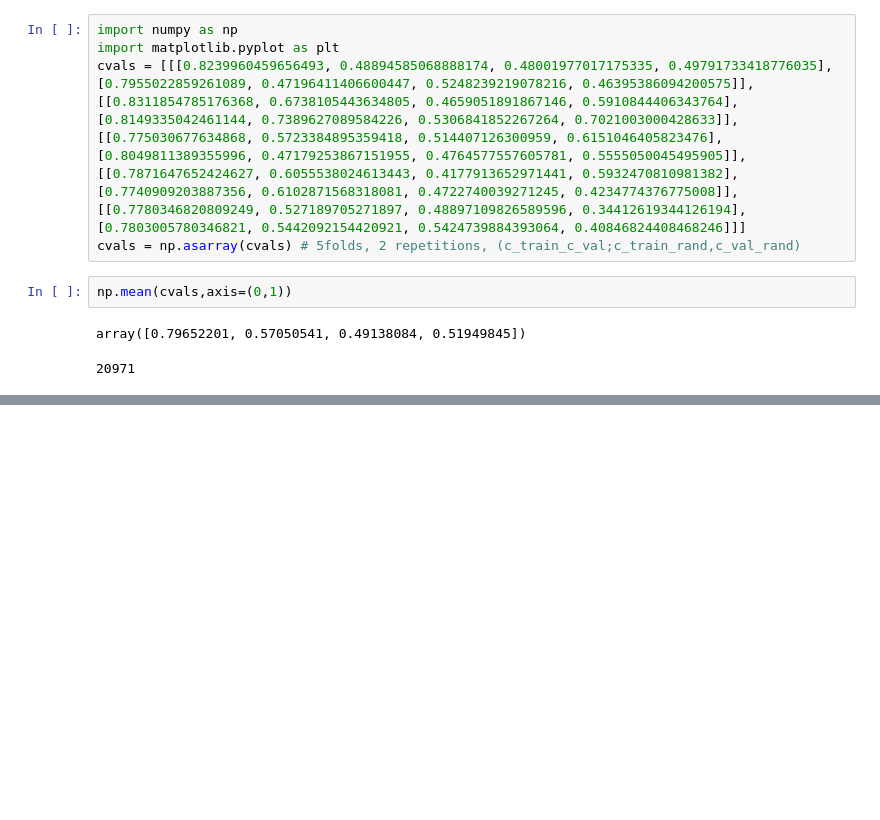
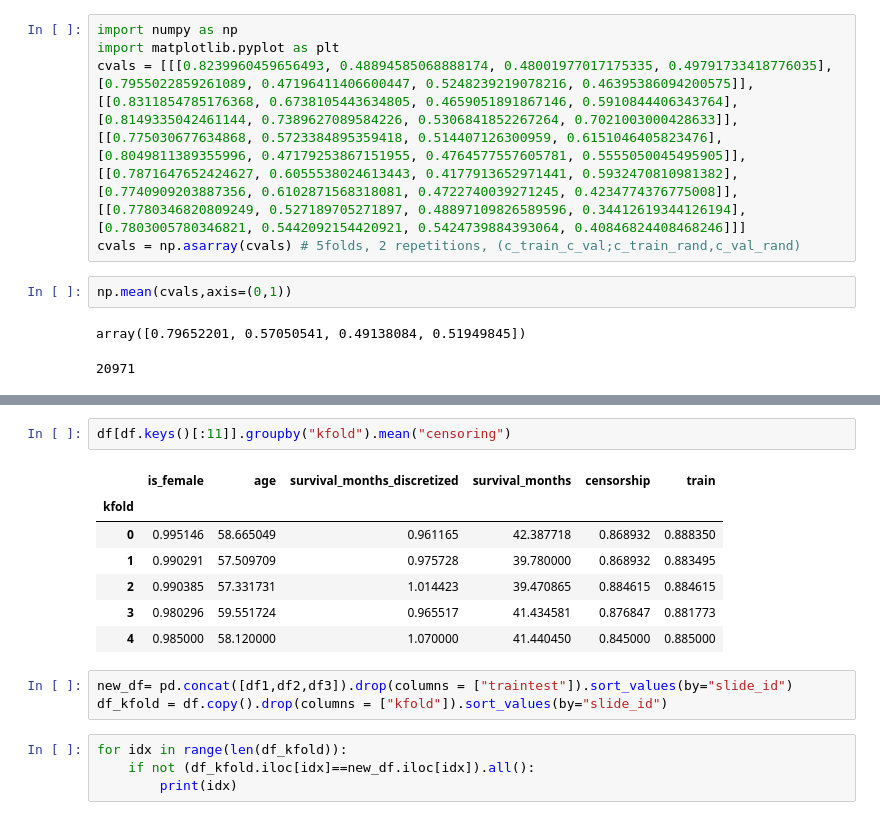
Before and after one commit to SeibelT/multimodal_survival_prediction, a Jupyter notebook: Playground.ipynb, the cells around one changed output, grey strips where cells are left out. Cells and saved outputs as stored; diff of their text form; blank space fills up the shorter version.

Commit message:
updated kfold

```diff
--- a/Playground.ipynb
+++ b/Playground.ipynb
@@ -1555,0 +1631,17 @@ array([0.79652201, 0.57050541, 0.49138084, 0.51949845])
+# %%
+df[df.keys()[:11]].groupby("kfold").mean("censoring")
+# %% [output]
+|  | is_female | age | survival_months_discretized | survival_months | censorship | train |
+| kfold |  |  |  |  |  |  |
+| 0 | 0.995146 | 58.665049 | 0.961165 | 42.387718 | 0.868932 | 0.888350 |
+| 1 | 0.990291 | 57.509709 | 0.975728 | 39.780000 | 0.868932 | 0.883495 |
+| 2 | 0.990385 | 57.331731 | 1.014423 | 39.470865 | 0.884615 | 0.884615 |
+| 3 | 0.980296 | 59.551724 | 0.965517 | 41.434581 | 0.876847 | 0.881773 |
+| 4 | 0.985000 | 58.120000 | 1.070000 | 41.440450 | 0.845000 | 0.885000 |
+# %%
+new_df= pd.concat([df1,df2,df3]).drop(columns = ["traintest"]).sort_values(by="slide_id")
+df_kfold = df.copy().drop(columns = ["kfold"]).sort_values(by="slide_id")
+# %%
+for idx in range(len(df_kfold)):
+    if not (df_kfold.iloc[idx]==new_df.iloc[idx]).all():
+        print(idx)
```
Also changed, not shown: parts of 12 cells of this notebook, 10 other files.
